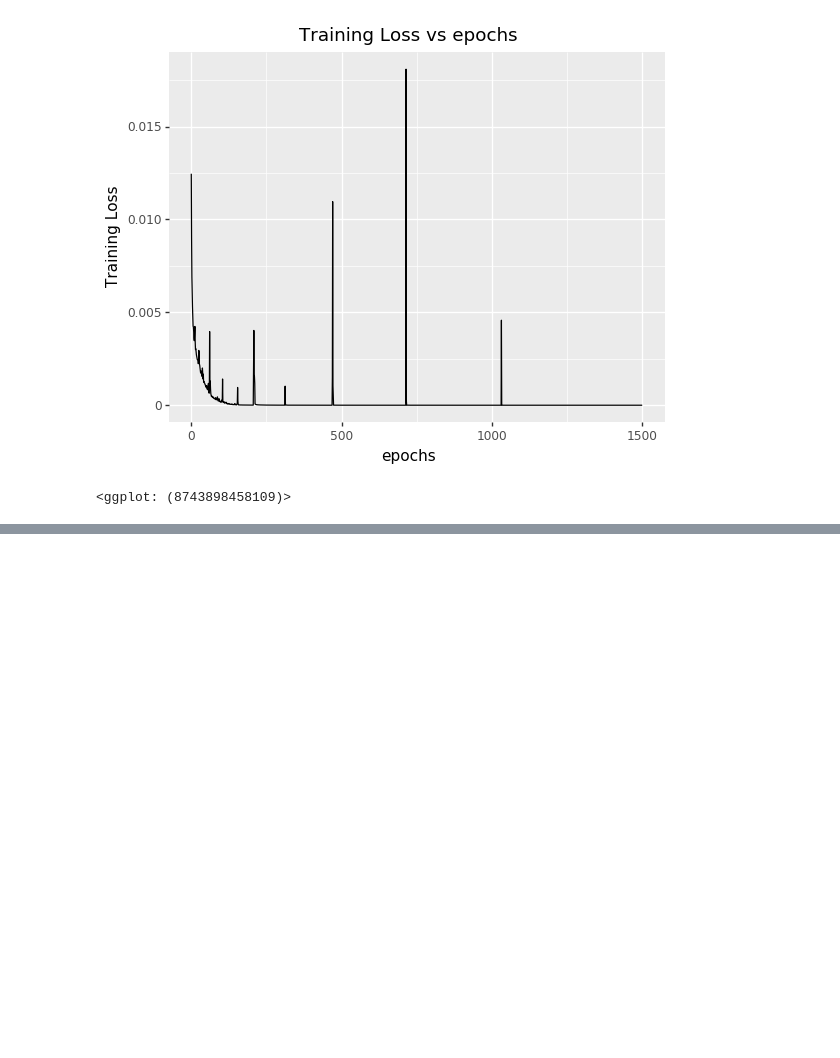
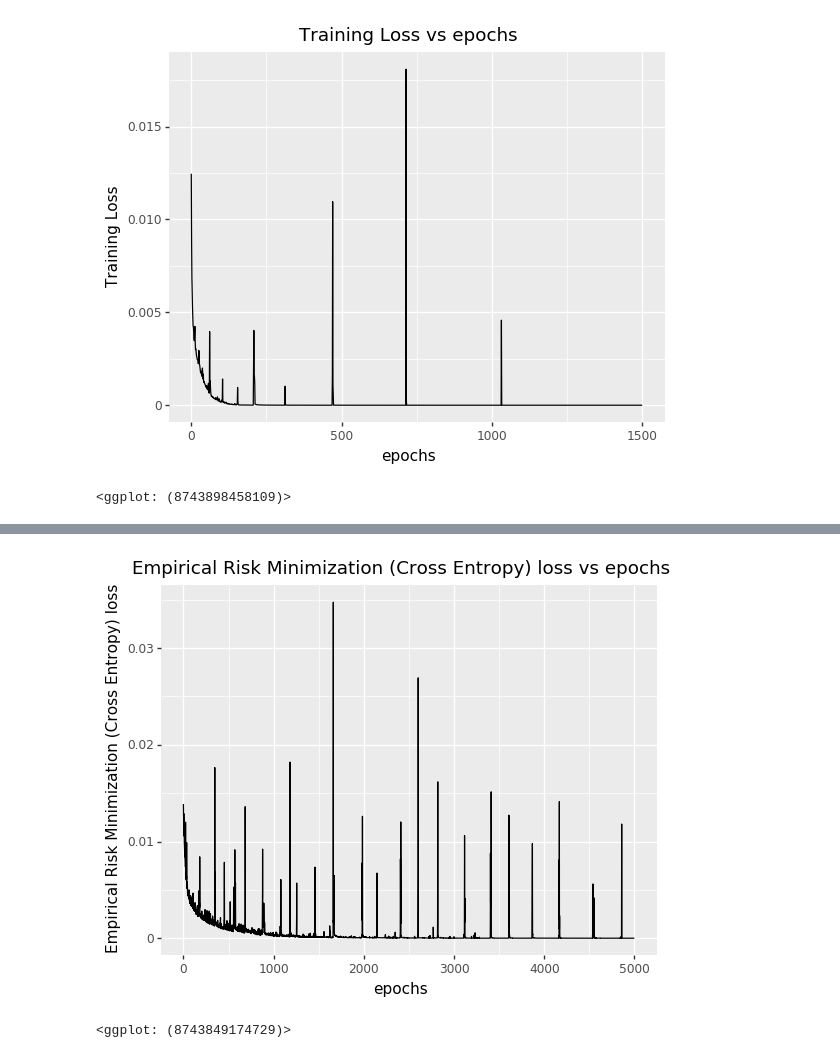
Before and after one commit to greenelab/whistl, a Jupyter notebook: analyses/0.Evaluate_IRM_On_Sepsis.ipynb, the cells around one changed output, grey strips where cells are left out. Saved outputs shown, nothing was run; the diff lists cells and outputs as text; code cells hidden in the pictures; blank space fills up the shorter version.

```diff
--- a/analyses/0.Evaluate_IRM_On_Sepsis.ipynb
+++ b/analyses/0.Evaluate_IRM_On_Sepsis.ipynb
@@ -110,0 +137,5 @@ The learning curve when training normally, but the tuning set accuracy doesn't r
+# %%
+plot_util.plot_raw_train_loss(irm_results)
+# %% [output]
+[figure, added]
+<ggplot: (8743849174729)>
```
Also changed, not shown: parts of 10 cells of this notebook.
